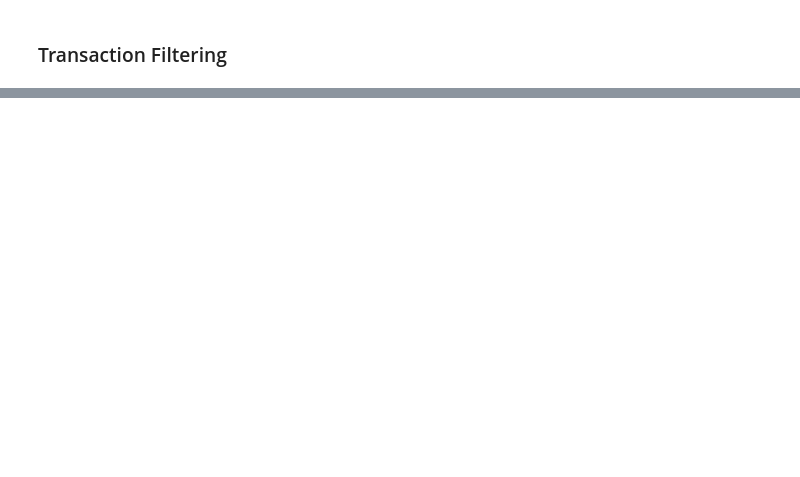
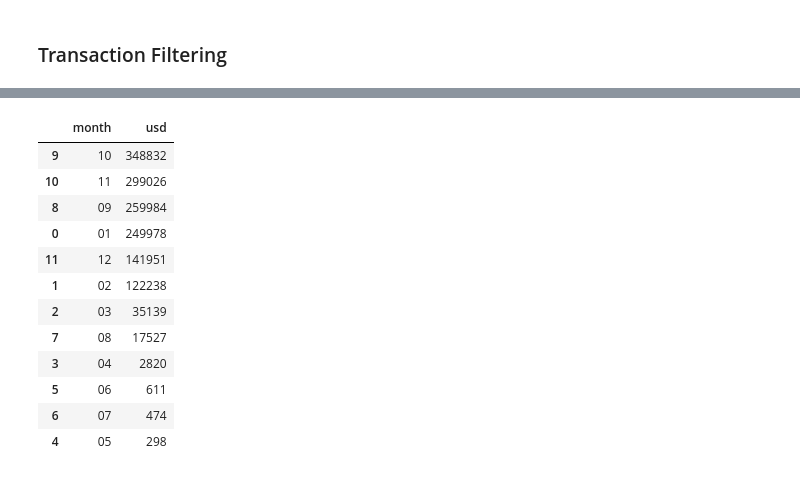
Before and after one commit to MatteoRomiti/Sextortion_Spam_Bitcoin, a Jupyter notebook: src/analysis.ipynb, the cells around one changed output, grey strips where cells are left out. Saved outputs shown, nothing was run; the diff lists cells and outputs as text; code cells hidden in the pictures; blank space fills up the shorter version.

```diff
--- a/src/analysis.ipynb
+++ b/src/analysis.ipynb
@@ -310,0 +317,21 @@ values = plot_payments(time_value_hash_address)
+# %%
+time_value_hash_address = read_json('../data/time_value_hash_address.json')
+# %%
+payments_df = pd.DataFrame(time_value_hash_address[1], columns=['ts', 'usd', 'tx', 'address'])
+payments_df['month'] = payments_df.apply(lambda x: ts2date(x[0]).split('-')[1], axis=1)
+# %%
+payments_df.groupby('month').sum().reset_index()[['month', 'usd']].sort_values('usd', ascending=False)
+# %% [output]
+|  | month | usd |
+| 9 | 10 | 348832 |
+| 10 | 11 | 299026 |
+| 8 | 09 | 259984 |
+| 0 | 01 | 249978 |
+| 11 | 12 | 141951 |
+| 1 | 02 | 122238 |
+| 2 | 03 | 35139 |
+| 7 | 08 | 17527 |
+| 3 | 04 | 2820 |
+| 5 | 06 | 611 |
+| 6 | 07 | 474 |
+| 4 | 05 | 298 |
```
Also changed, not shown: parts of 10 cells of this notebook, 3 other files.
